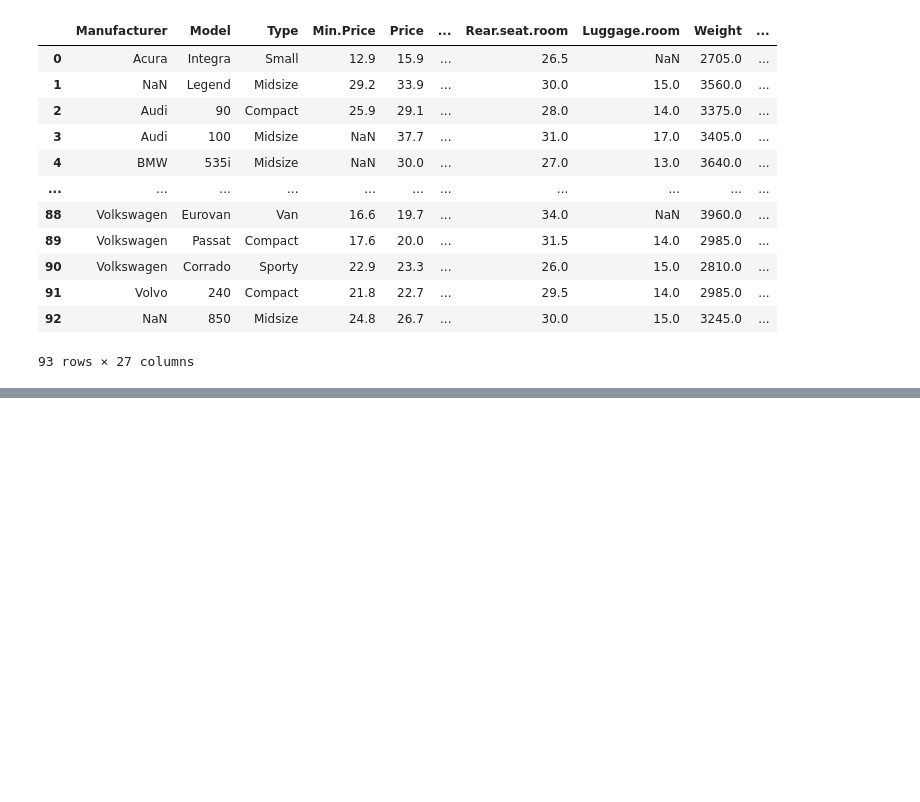
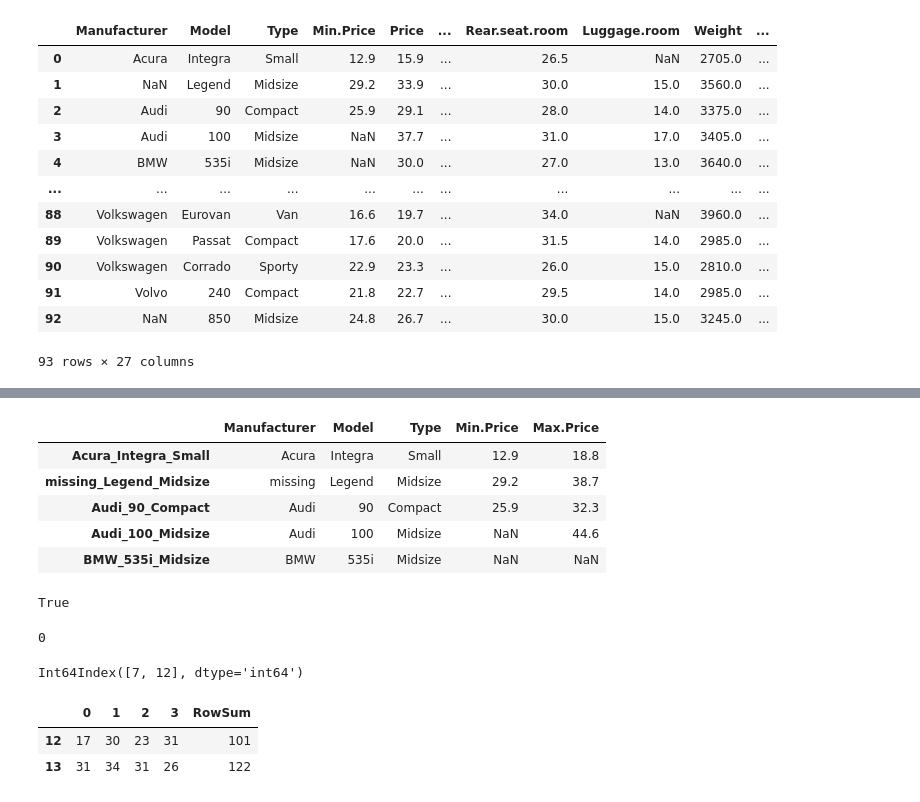
Before and after one commit to YLTsai0609/pandas_101, a Jupyter notebook: notebook.ipynb, the cells around one changed output, grey strips where cells are left out. Cells and saved outputs as stored; diff of their text form; code cells hidden in the pictures; blank space fills up the shorter version.

```diff
--- a/notebook.ipynb
+++ b/notebook.ipynb
@@ -853,0 +875,14 @@ df
+# %%
+# 47. How to format or suppress scientific notations in a pandas dataframe?
+# Difficulty Level: L2
+
+# Suppress scientific notations like ‘e-03’ in df and print upto 4 numbers after decimal.
+df = pd.DataFrame(np.random.random(4)**10, columns=['random'])
+
+
+pd.options.display.float_format = '{:,.4f}'.format
+
+display(df)
+
+# undo
+pd.options.display.float_format = None
@@ -853,0 +931,64 @@ df
+# %%
+# 50. How to create a primary key index by combining relevant columns?
+# Difficulty Level: L2
+
+# In df, Replace NaNs with ‘missing’ in columns 'Manufacturer', 'Model' and 'Type'
+# and create a index as a combination of these three columns and check if the index is a primary key.
+
+df = pd.read_csv('https://raw.githubusercontent.com/selva86/datasets/master/Cars93_miss.csv', usecols=[0,1,2,3,5])
+
+col = ['Manufacturer','Model','Type']
+idx_col = '.Price'
+df[col] = df[col].fillna('missing')
+df.index = df.Manufacturer + '_' + df.Model + '_' + df.Type
+display(df.head(),
+       df.index.is_unique)
+# When to use
+# 根據column內容來設置 Primary key的手法非常實用
+# 容易給其他同事進行表格閱讀
+# %% [output]
+|  | Manufacturer | Model | Type | Min.Price | Max.Price |
+| Acura_Integra_Small | Acura | Integra | Small | 12.9 | 18.8 |
+| missing_Legend_Midsize | missing | Legend | Midsize | 29.2 | 38.7 |
+| Audi_90_Compact | Audi | 90 | Compact | 25.9 | 32.3 |
+| Audi_100_Midsize | Audi | 100 | Midsize | NaN | 44.6 |
+| BMW_535i_Midsize | BMW | 535i | Midsize | NaN | NaN |
+True
+# %%
+# 51. How to get the row number of the nth largest value in a column?
+# Difficulty Level: L2
+# Find the row position of the 5th largest value of column 'a' in df.
+df = pd.DataFrame(np.random.randint(1, 30, 30).reshape(10,-1), columns=list('abc'))
+
+# More readable
+
+df['a'].nlargest().index[-1]
+# %% [output]
+0
+# %%
+# 52. How to find the position of the nth largest value greater than a given value?
+# Difficulty Level: L2
+
+# In ser, find the position of the 2nd largest value greater than the mean.
+
+# More readable
+ser = pd.Series(np.random.randint(1, 100, 15))
+
+tmp = ser - ser.mean()
+
+tmp.nlargest(2).index
+# %% [output]
+Int64Index([7, 12], dtype='int64')
+# %%
+# 53. How to get the last n rows of a dataframe with row RowSum > 100?
+# Difficulty Level: L2
+
+# Get the last two rows of df whose row RowSum is greater than 100.
+df = pd.DataFrame(np.random.randint(10, 40, 60).reshape(-1, 4))
+
+df['RowSum'] = df.sum(axis=1)
+df.query('RowSum > 100').tail(2)
+# %% [output]
+|  | 0 | 1 | 2 | 3 | RowSum |
+| 12 | 17 | 30 | 23 | 31 | 101 |
+| 13 | 31 | 34 | 31 | 26 | 122 |
```
Also changed, not shown: parts of 15 cells of this notebook, 1 other file.
